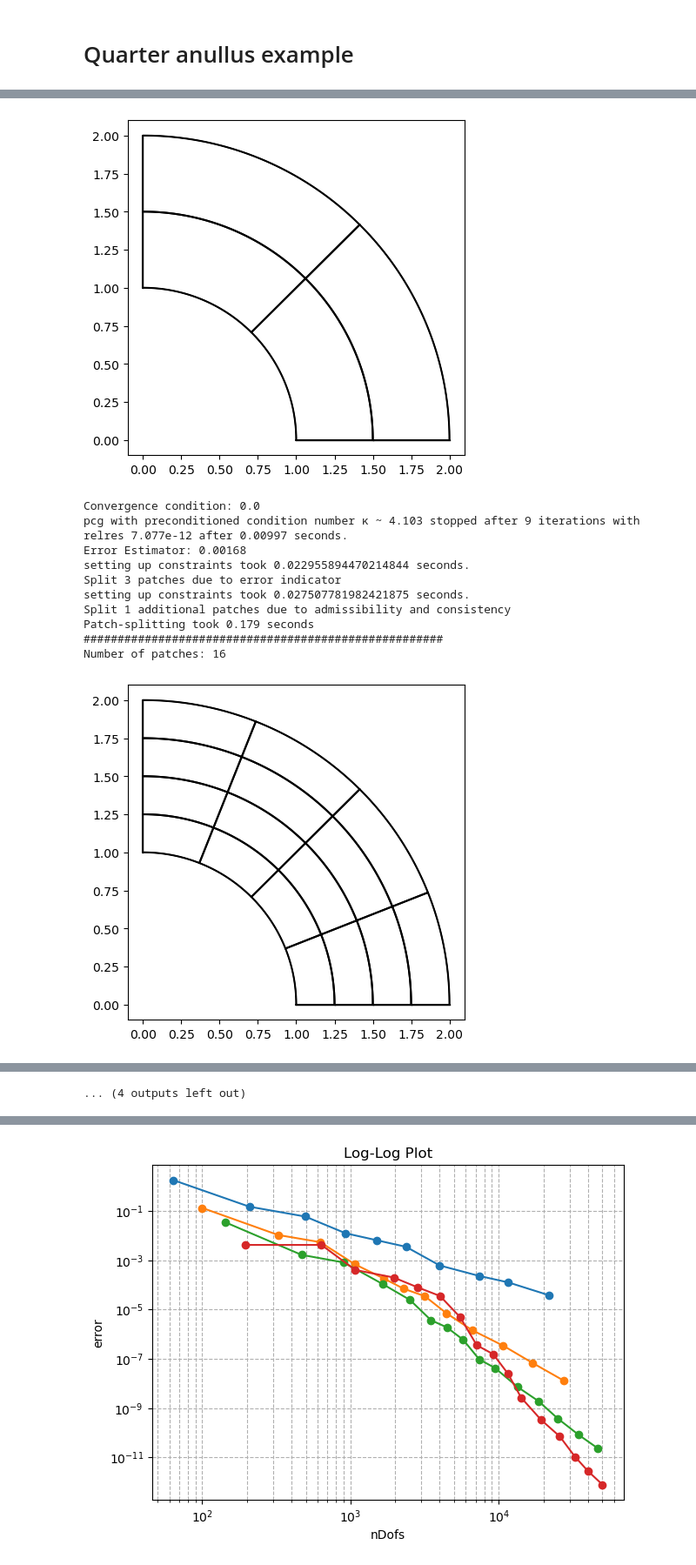
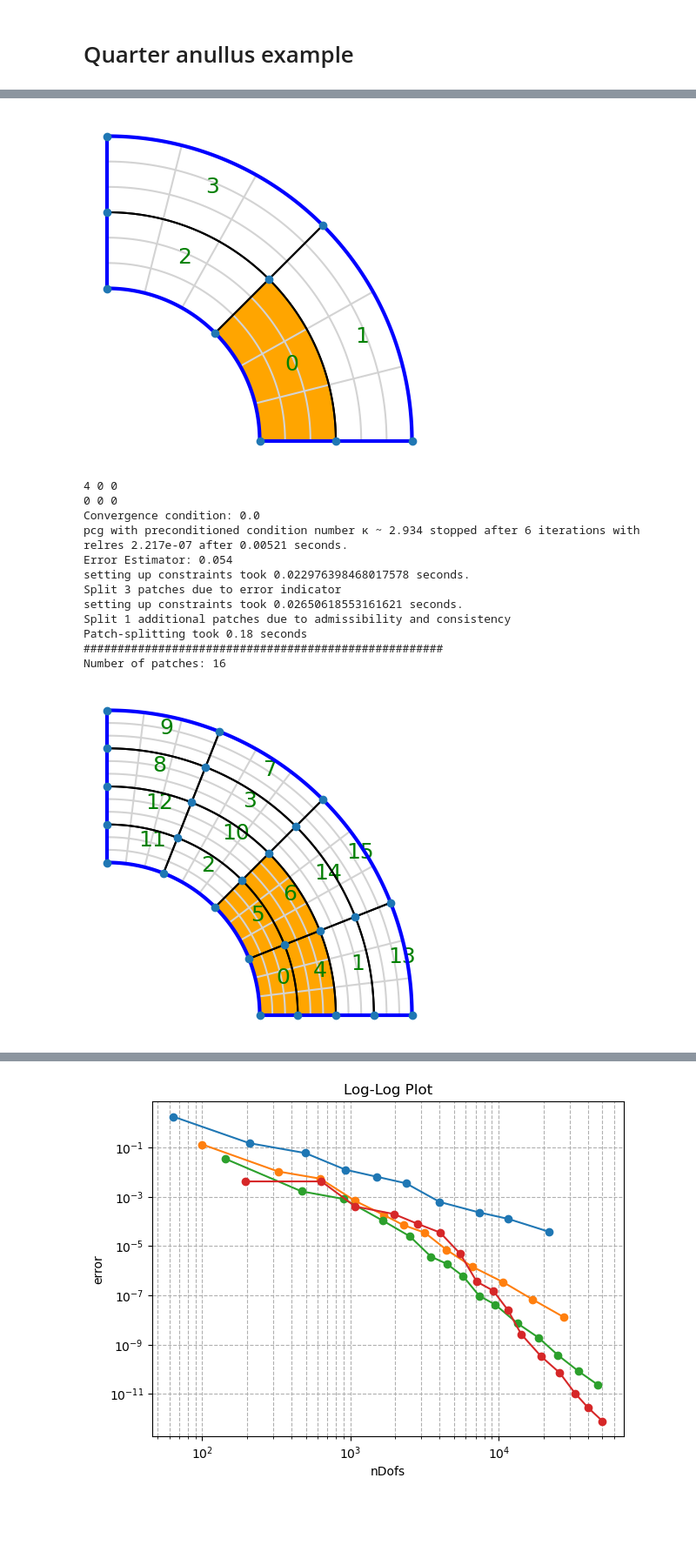
Before and after one commit to c-f-h/pyiga, a Jupyter notebook: notebooks/IETI.ipynb, the cells around one changed output, grey strips where cells are left out. Shown at 87% size. Drawn from its saved outputs; the diff is of its cells as text; code cells hidden in the pictures; blank space fills up the shorter version.

```diff
--- a/notebooks/IETI.ipynb
+++ b/notebooks/IETI.ipynb
@@ -98,7 +108,7 @@ def solveIETI(IMap, dir_data, f, nu, Ma_T=None, P='selection', rtol=1e-6):
 def solveDirect(MP, dir_data, f, nu, Ma_T=None):
     if Ma_T is None:
         Ma_T = {k:(0.0,0.0) for k in MP.mesh.domains}
-    dir_bcs = MP.set_dirichlet_boundary(dir_data)
+    dir_bcs = MP.set_fixed_boundary(dir_data)
     Kh = sum([MP.assemble_volume("nu * inner(grad(u),grad(v)) * dx", arity=2, domain_id=key, nu=nu[key]) for key in MP.mesh.domains])
     Fh = sum([MP.assemble_volume("(f * v - inner(Ma_T,grad(v))) * dx", arity=1, domain_id=key, f=f[key], Ma_T=Ma_T[key]) for key in MP.mesh.domains])
     LS = assemble.RestrictedLinearSystem(Kh, Fh, dir_bcs)
@@ -173,0 +228,4 @@ setting up constraints took 0.08913707733154297 seconds.
+# %%
+i=0
+Psi = [primal.Psi[p][:,i].toarray().ravel() for p in range (IMap.nPatches)]
+IMap.plot(np.concatenate(IMap.completeDirichlet(Psi)));
@@ -173,0 +234,3 @@ setting up constraints took 0.08913707733154297 seconds.
+# %%
+p=0
+C[0].toarray()
@@ -1130,16 +1018,20 @@ def QuarterAnullus(deg, N):
     return M
 # %%
 j = {0:lambda x,y: 1.0, 1:lambda x,y:1.0}
-nu = {0:1000.0, 1:1.0}
+nu = {0:1.0, 1:1000.0}
 dir_data = {0:0}
 # %%
-degs = (5,)
-maxpatches =(1000,)
-n_info=6
+degs = (2,)
+maxpatches = (20,)
+n_info = 6
 R = np.zeros((100,n_info*len(degs)))
 R2 = np.zeros((100,3*len(degs)))
-maxiter=0
-direct=False
+maxiter = 0
+direct = False
+consistency = True
+#Prec = "deluxe"
+Prec = "selection"
+plot=1
 
 for i,deg in enumerate(degs):
     eta = 1
@@ -1150,24 +1042,29 @@ for i,deg in enumerate(degs):
         IMap.set_subspace('C0')
     #MP = assemble.Multipatch(M, automatch=True)
     U = []
+    maxiter=2
 
     print("======================================================")
     print("deg = "+str(deg))
     k=0
-    while eta > 1e-6:
+    while eta > 1e-6 and k<maxiter:
         print("Number of patches: {}".format(IMap.nPatches))
         R[k,n_info*i]   = IMap.nPatches
         R[k,n_info*i+1] = IMap.nLocDofs
         R2[k,3*i] = IMap.nPatches
 
-        IMap.mesh.plotmesh()
-        plt.show()
+        if plot:
+            M.plotmesh(figsize=(5,5),color={1:'orange',0:'white'}, knots=1, bwidth=3, nodes=1, bcolor={0:'blue'}, patch_idx=1)
+            plt.axis('off');
+            plt.axis('scaled');
+            #plt.savefig('/home/wolfman/Pictures/IETI_checkerboard/i'+str(k)+'.pdf',bbox_inches='tight')
+            plt.show()
         ### Solve
         if direct:
             u = solveDirect(IMap, dir_data, j,nu)
         else:
             IMap.parametersort(nu)
-            u,R[k,n_info*i+2],R[k,n_info*i+3]  = solveIETI(IMap, dir_data,j,nu, P='selection', rtol=1e-10)
+            u, R[k,n_info*i+2], R[k,n_info*i+3] = solveIETI(IMap, dir_data,j,nu, P=Prec, rtol=1e-6, prim={'v':1, 'e':0})
             R2[k,3*i+1] = R[k,n_info*i+2]
             R2[k,3*i+2] = R[k,n_info*i+3]
         U.append(u)
@@ -1188,7 +1085,7 @@ for i,deg in enumerate(degs):
         P = IMap.h_refine(h_ref=marked_patches,ref="rs", return_P = True, in_subspace=direct)
         print("Split {} patches due to error indicator".format(len(marked_patches)))
         if not direct:
-            P = admissibility_split(IMap, return_P = True, subspace=False, consistency=True, a=nu)@P;
+            P = admissibility_split(IMap, return_P = True, subspace=False, consistency=consistency, a=nu)@P;
         print("Patch-splitting took {:.3} seconds".format(time.time()-t))
 
         U=[P@u for u in U]
@@ -1212,6 +1109,6 @@ for i,deg in enumerate(degs):
 
 R = R[:maxiter,:]
 R2 = R2[:maxiter,:]
-np.savetxt('quarter_anullus_selection_noconsistency.txt', R, fmt=len(degs)*('%d','%d','%1.2f','%d','%1.2e','%1.2e'), delimiter = ' & ', newline='\\\\\n')
-np.savetxt('quarter_anullus_selection_noconsistency2.txt', R2, fmt=len(degs)*('%d', '%d','%1.2f'), delimiter = ' & ', newline='\\\\\n')
+#np.savetxt('quarter_anullus_selection_noconsistency.txt', R, fmt=len(degs)*('%d','%d','%1.2f','%d','%1.2e','%1.2e'), delimiter = ' & ', newline='\\\\\n')
+np.savetxt('quarter_anullus_D_cons0_VE.txt', R2, fmt=len(degs)*('%d', '%d','%1.2f'), delimiter = ' & ', newline='\\\\\n')
 # %% [output]
@@ -1221,13 +1118,15 @@ deg = 5
 Number of patches: 4
-[figure, old version]
+[figure, new version]
+4 0 0
+0 0 0
 Convergence condition: 0.0
-pcg with preconditioned condition number κ ~ 4.103 stopped after 9 iterations with relres 7.077e-12 after 0.00997 seconds.
-Error Estimator: 0.00168
-setting up constraints took 0.022955894470214844 seconds.
+pcg with preconditioned condition number κ ~ 2.934 stopped after 6 iterations with relres 2.217e-07 after 0.00521 seconds.
+Error Estimator: 0.054
+setting up constraints took 0.022976398468017578 seconds.
 Split 3 patches due to error indicator
-setting up constraints took 0.027507781982421875 seconds.
+setting up constraints took 0.02650618553161621 seconds.
 Split 1 additional patches due to admissibility and consistency
-Patch-splitting took 0.179 seconds
+Patch-splitting took 0.18 seconds
 #####################################################
 Number of patches: 16
-[figure, old version]
+[figure, new version]
@@ -1277 +1138,0 @@ Number of patches: 79
-... (4 outputs left out)
```
Also changed, not shown: parts of 20 cells of this notebook, 19 other files.
